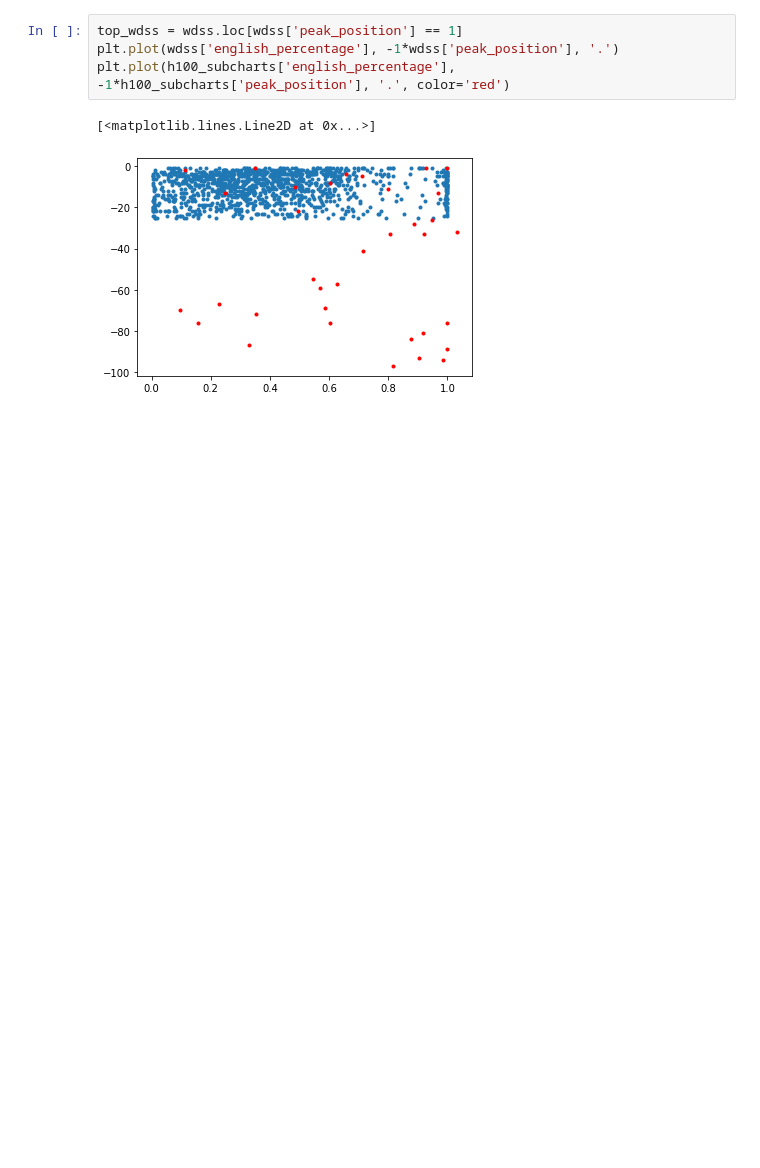
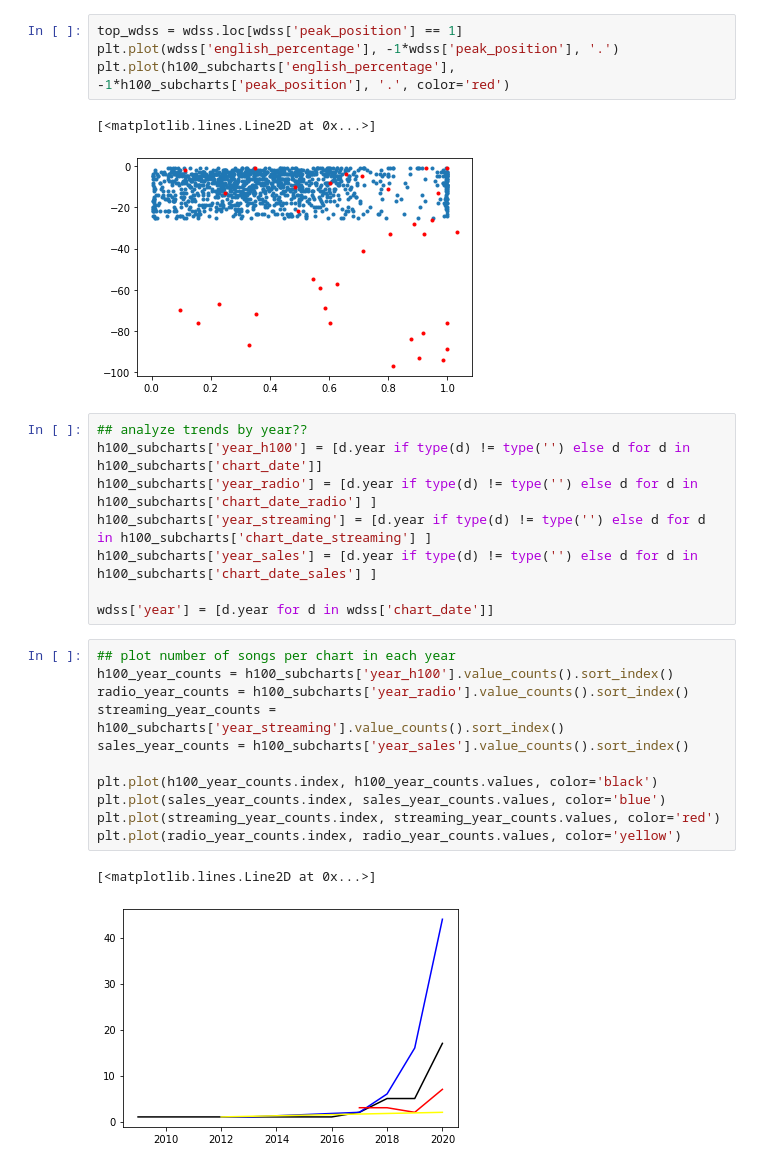
Before and after one commit to emmastiefel/Kpop-Language-Billboard-Data-Processing, a Jupyter notebook: exploratory-analysis.ipynb, the cells around one changed output. Drawn from its saved outputs; the diff is of its cells as text; blank space fills up the shorter version.

```diff
--- a/exploratory-analysis.ipynb
+++ b/exploratory-analysis.ipynb
@@ -94,3 +95,25 @@ plt.plot(h100_subcharts['english_percentage'], -1*h100_subcharts['peak_position'
 # %% [output]
 [<matplotlib.lines.Line2D at 0x...>]
 [figure]
+# %%
+## analyze trends by year??
+h100_subcharts['year_h100'] = [d.year if type(d) != type('') else d for d in h100_subcharts['chart_date']]
+h100_subcharts['year_radio'] = [d.year if type(d) != type('') else d for d in h100_subcharts['chart_date_radio'] ]
+h100_subcharts['year_streaming'] = [d.year if type(d) != type('') else d for d in h100_subcharts['chart_date_streaming'] ]
+h100_subcharts['year_sales'] = [d.year if type(d) != type('') else d for d in h100_subcharts['chart_date_sales'] ]
+
+wdss['year'] = [d.year for d in wdss['chart_date']]
+# %%
+## plot number of songs per chart in each year
+h100_year_counts = h100_subcharts['year_h100'].value_counts().sort_index()
+radio_year_counts = h100_subcharts['year_radio'].value_counts().sort_index()
+streaming_year_counts = h100_subcharts['year_streaming'].value_counts().sort_index()
+sales_year_counts = h100_subcharts['year_sales'].value_counts().sort_index()
+
+plt.plot(h100_year_counts.index, h100_year_counts.values, color='black')
+plt.plot(sales_year_counts.index, sales_year_counts.values, color='blue')
+plt.plot(streaming_year_counts.index, streaming_year_counts.values, color='red')
+plt.plot(radio_year_counts.index, radio_year_counts.values, color='yellow')
+# %% [output]
+[<matplotlib.lines.Line2D at 0x...>]
+[figure, added]
```
Also changed, not shown: parts of 4 cells of this notebook, 1 other file.
